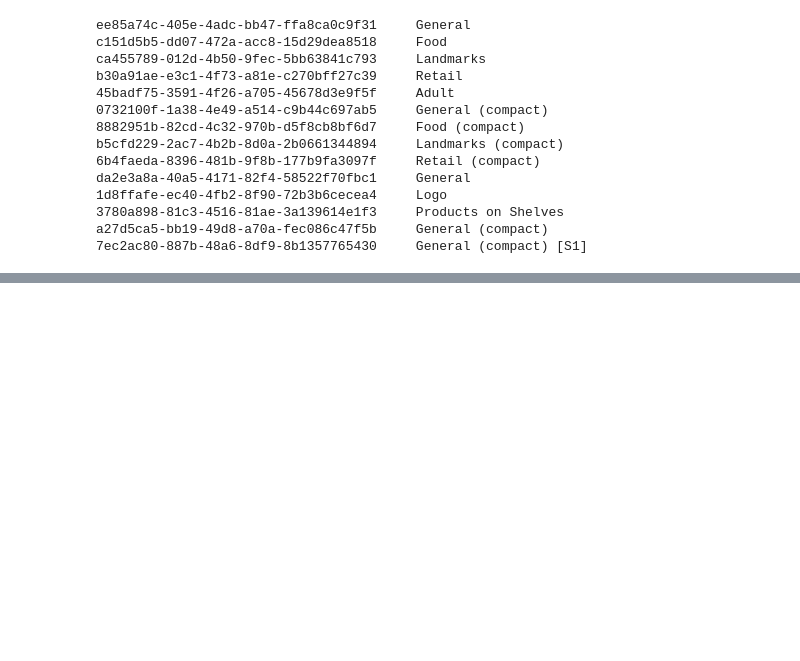
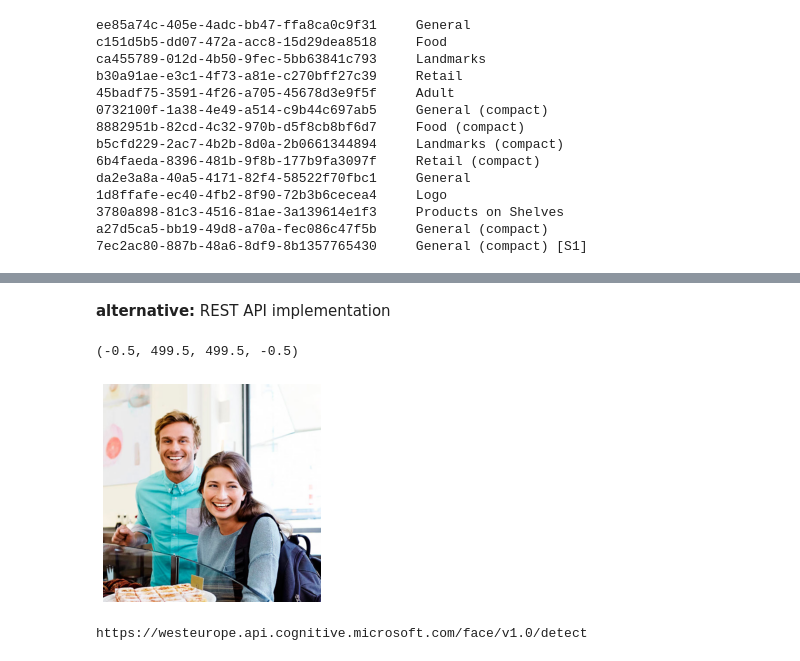
Before and after one commit to albert-kevin/azuremachinelearning, a Jupyter notebook: code/notebooks/howto-cognitive-API.ipynb, the cells around one changed output, grey strips where cells are left out. Cells and saved outputs as stored; diff of their text form; code cells hidden in the pictures; blank space fills up the shorter version.

Commit message:
add all face recognition stuff

```diff
--- a/code/notebooks/howto-cognitive-API.ipynb
+++ b/code/notebooks/howto-cognitive-API.ipynb
@@ -1189,0 +1301,20 @@ results.as_dict()
+# %% [markdown]
+**alternative:** REST API implementation
+# %%
+# option1: data from disk
+image_file = "../../data/bronze/cognitive/face/main007.jpg"
+image = Image.open(image_file)
+# option2: data from URL
+image_url = "https://www.how-old.net/Images/faces2/main007.jpg"
+image = Image.open(BytesIO(requests.get(image_url).content))
+plt.imshow(image)
+plt.axis("off")
+# %% [output]
+(-0.5, 499.5, 499.5, -0.5)
+[figure, added]
+# %%
+# set operation URL:
+url = "{0}/detect".format(azure_face_url)
+print(url)
+# %% [output]
+https://westeurope.api.cognitive.microsoft.com/face/v1.0/detect
```
Also changed, not shown: parts of 94 cells of this notebook, 15 other files.
